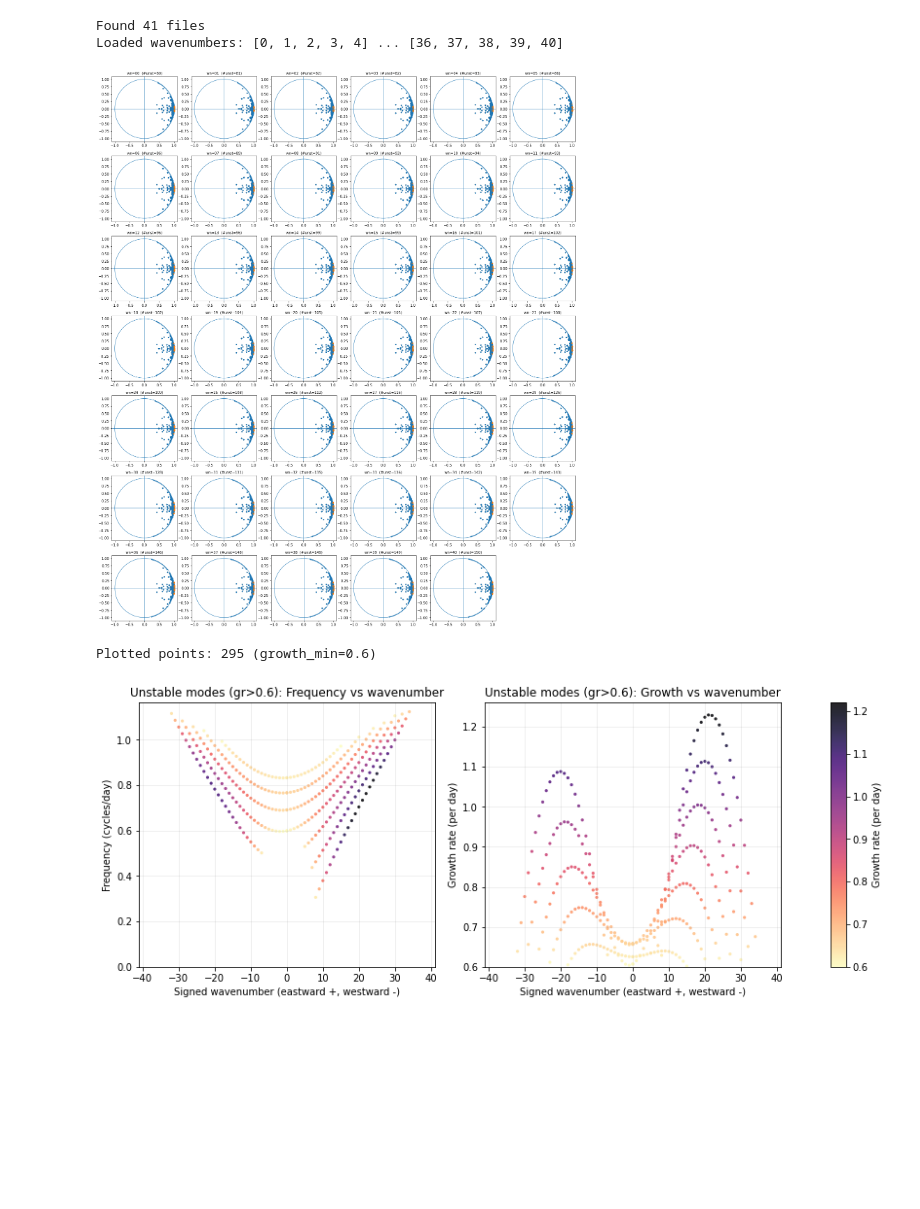
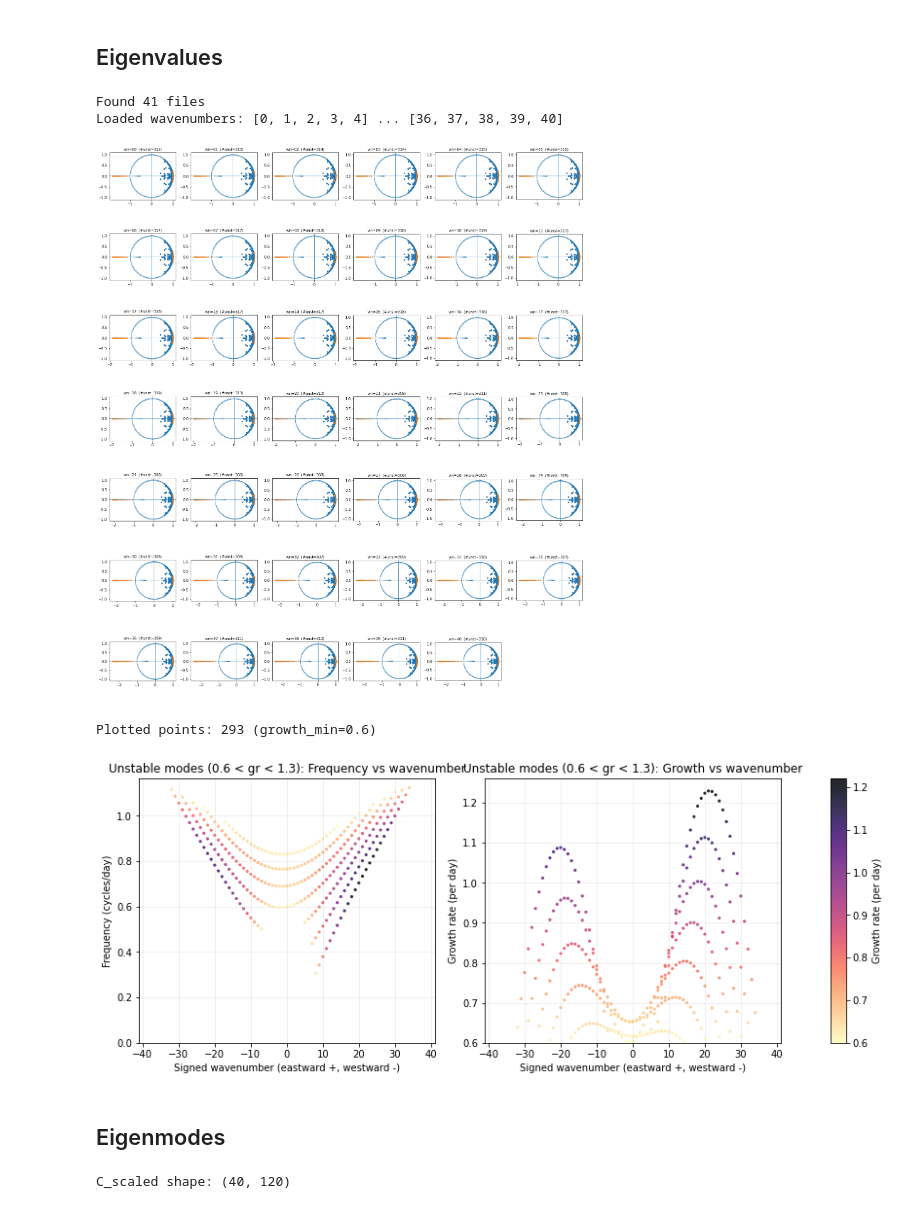
Before and after one commit to Qiyu-Song/CCEW-SSM-EVP, a Jupyter notebook: analyze_eig_results.ipynb, the cells around one changed output. Cells and saved outputs as stored; diff of their text form; code cells hidden in the pictures; blank space fills up the shorter version.

Commit message:
add eigenmode plot; add .gitignore

```diff
--- a/analyze_eig_results.ipynb
+++ b/analyze_eig_results.ipynb
@@ -1,3 +1,5 @@
+# %% [markdown]
+## Eigenvalues
 # %%
 import os, glob, re
 import numpy as np
@@ -47,7 +49,7 @@ def load_mat_var(path, varname="D"):
 RESULT_DIR = "linear_wave_ssm_results/semi_implicit"
 pattern = os.path.join(
     RESULT_DIR,
-    "semi_implicit_bound40_6hr_damp_0_diff_0_wn_*_latbnd_60_dlat_2_rigidlid.mat"
+    "bound40_6hr_damp_0_diff_0_hydiff_0.9_wn_*_latbnd_60_dlat_1_rigidlid.mat"
 )
 
 files = sorted(glob.glob(pattern))
@@ -109,13 +111,14 @@ for ax in axes[len(wns):]:
 plt.tight_layout()
 plt.show()
 # %% [output]
-[figure, old version]
+[figure, new version]
 # %%
 import numpy as np
 import matplotlib.pyplot as plt
 import matplotlib.colors as mcolors
 
 growth_min = 0.6
+growth_max = 1.3
 cmap_name = "magma_r"
 marker_size = 10
 alpha = 0.85
@@ -127,7 +130,7 @@ for wn in sorted(data_by_wn.keys()):
     g = np.asarray(data_by_wn[wn]["growth"])
     f = np.asarray(data_by_wn[wn]["freq"])
 
-    unstable = g > growth_min
+    unstable = (g > growth_min) & (g <= growth_max)
     if not np.any(unstable):
         continue
 
@@ -157,34 +160,36 @@ if growths.size > 0:
     cmap = plt.get_cmap(cmap_name)
 
     fig = plt.figure(figsize=(13, 5))
     gs = fig.add_gridspec(1, 3, width_ratios=[1, 1, 0.05], wspace=0.25)
 
     ax0 = fig.add_subplot(gs[0, 0])
     ax1 = fig.add_subplot(gs[0, 1], sharex=ax0)
     cax = fig.add_subplot(gs[0, 2])
 
     sc0 = ax0.scatter(xs, freq_pos, c=growths, cmap=cmap, norm=norm,
                      s=marker_size, alpha=alpha, linewidths=0)
     ax0.set_xlabel("Signed wavenumber (eastward +, westward -)")
     ax0.set_ylabel("Frequency (cycles/day)")
-    ax0.set_title(f"Unstable modes (gr>{growth_min}): Frequency vs wavenumber")
+    ax0.set_title(f"Unstable modes ({growth_min} < gr < {growth_max}): Frequency vs wavenumber")
     ax0.set_xlim(-wn_max - 1, wn_max + 1)
     ax0.set_ylim(bottom=0)              # <-- left panel starts at 0
     ax0.grid(True, alpha=0.25)
 
     sc1 = ax1.scatter(xs, growths, c=growths, cmap=cmap, norm=norm,
                      s=marker_size, alpha=alpha, linewidths=0)
     ax1.set_xlabel("Signed wavenumber (eastward +, westward -)")
     ax1.set_ylabel("Growth rate (per day)")
-    ax1.set_title(f"Unstable modes (gr>{growth_min}): Growth vs wavenumber")
+    ax1.set_title(f"Unstable modes ({growth_min} < gr < {growth_max}): Growth vs wavenumber")
     ax1.set_xlim(-wn_max - 1, wn_max + 1)
     ax1.set_ylim(bottom=growth_min)     # <-- right panel starts at threshold
     ax1.grid(True, alpha=0.25)
 
     cb = fig.colorbar(sc0, cax=cax)
     cb.set_label("Growth rate (per day)")
 
     plt.show()
 # %% [output]
-Plotted points: 295 (growth_min=0.6)
+Plotted points: 293 (growth_min=0.6)
-[figure, old version]
+[figure, new version]
+# %% [markdown]
+## Eigenmodes
@@ -190,0 +322,34 @@ Plotted points: 295 (growth_min=0.6)
+# %%
+# -----------------------
+# Load C_raw from sys_C.txt and apply MATLAB-style mass_weight scaling
+# MATLAB did:
+#   mass_weight = diag(sqrt([dm(1:26); 2.5^2*dm(1:14)]))
+#   C = mass_weight \ sys.C
+#   C(27:40,:) *= 1e-3  (gram/kg)
+# -----------------------
+def load_C_from_txt(c_path):
+    C = np.loadtxt(c_path)
+    if C.shape == (120, 40):
+        C = C.T
+    if C.shape != (40, 120):
+        raise ValueError(f"sys_C.txt loaded shape {C.shape}, expected (40,120) or (120,40)")
+    return C
+
+def build_C_scaled(C_raw, dm_mat_path, gram_per_kg=1e-3):
+    mdm = sio.loadmat(dm_mat_path, squeeze_me=True, struct_as_record=False)
+    if "dm" not in mdm:
+        keys = [k for k in mdm.keys() if not k.startswith("__")]
+        raise KeyError(f"'dm' not found in {dm_mat_path}. Keys: {keys}")
+    dm = np.asarray(mdm["dm"], dtype=float).ravel()
+
+    mass_diag = np.sqrt(np.concatenate([dm[:26], (2.5**2)*dm[:14]]))  # (40,)
+    C_scaled = C_raw / mass_diag[:, None]  # diagonal solve (mass_weight \ C_raw)
+
+    C_scaled[26:40, :] *= gram_per_kg      # Q rows scaling
+    return C_scaled
+
+C_raw = load_C_from_txt(SYS_C_TXT)
+C = build_C_scaled(C_raw, DM_MAT, gram_per_kg=1e-3)
+print("C_scaled shape:", C.shape)
+# %% [output]
+C_scaled shape: (40, 120)
```
Also changed, not shown: parts of 6 cells of this notebook, 3 other files.
